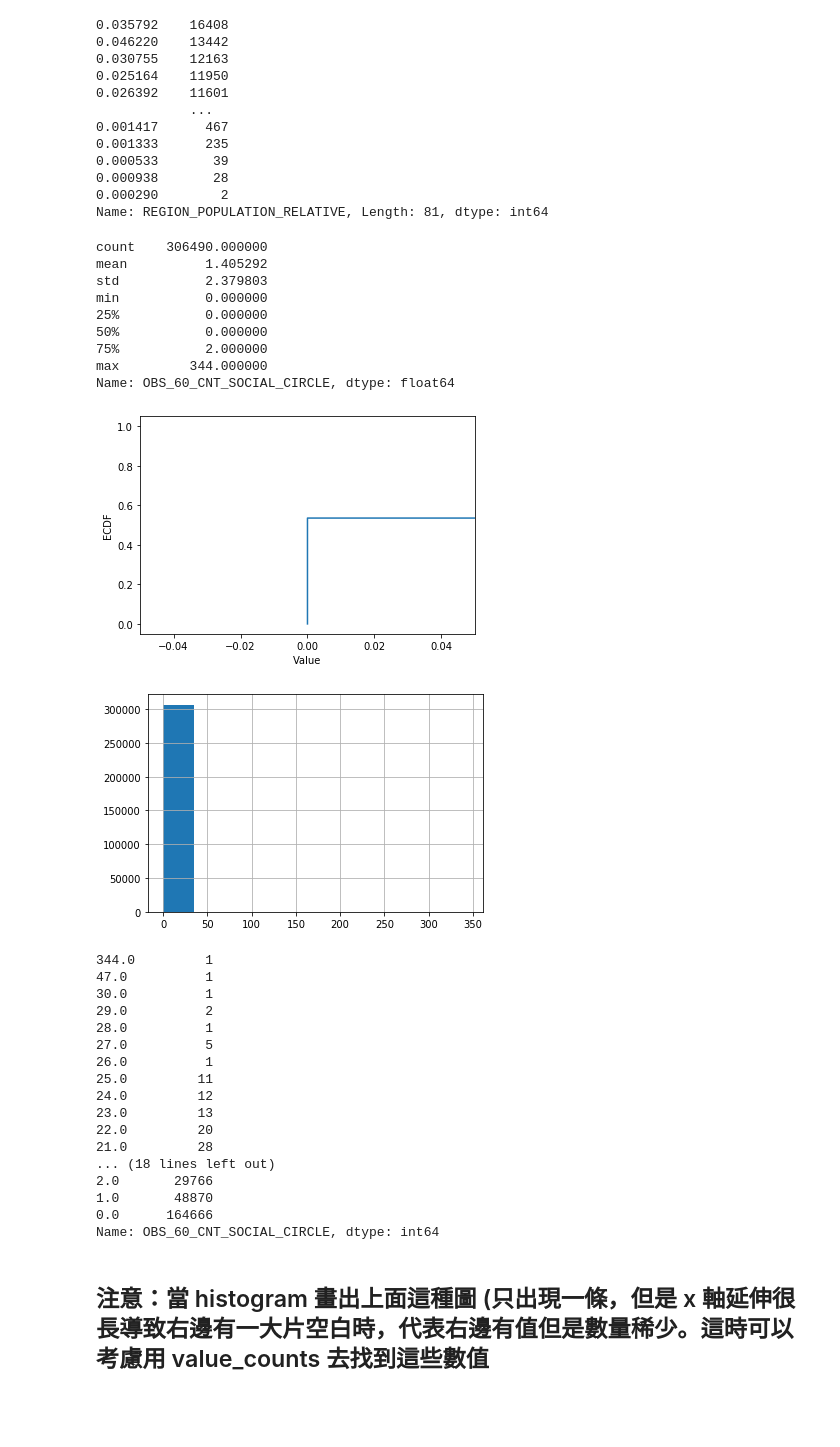
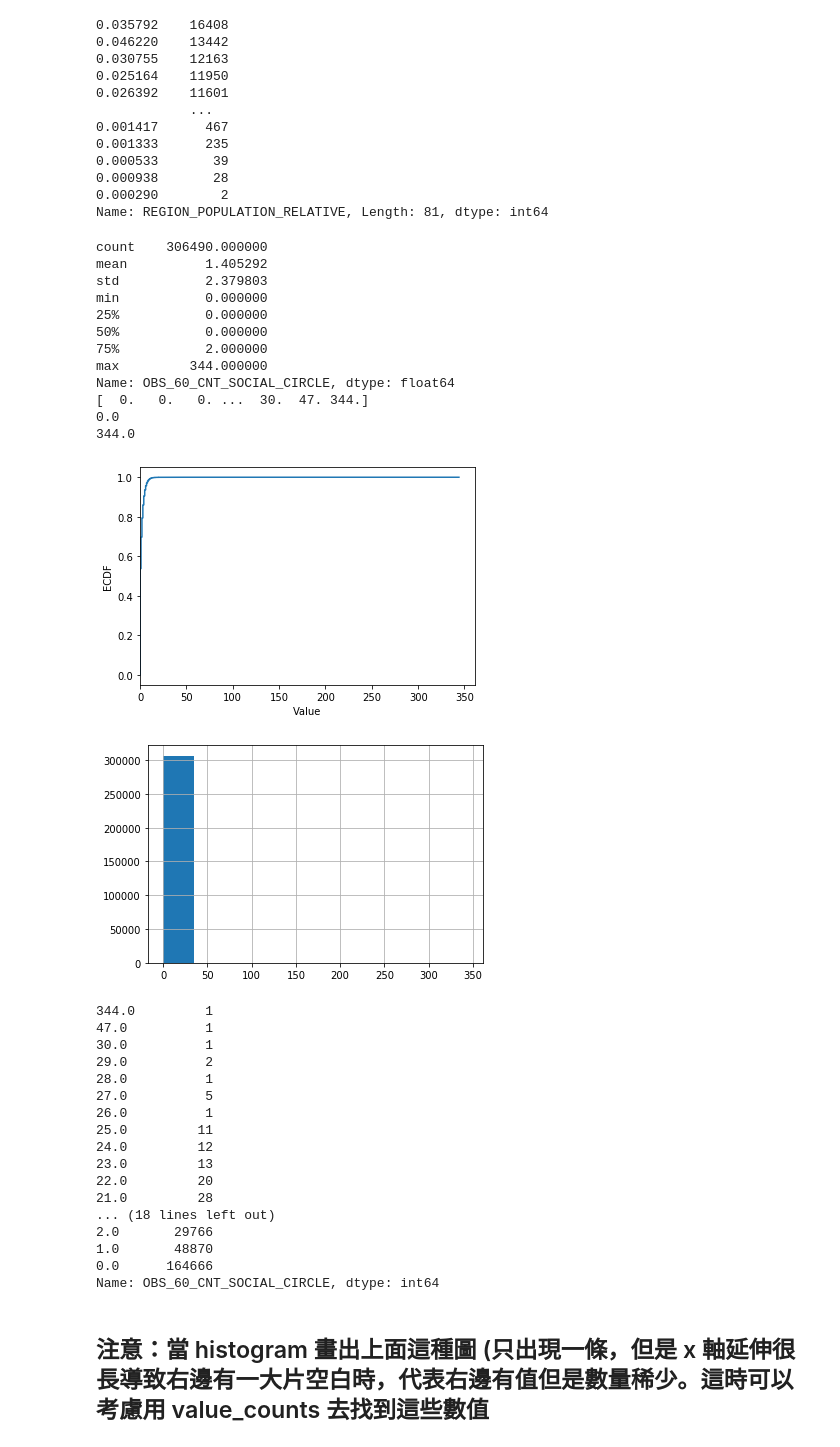
Before and after one commit to ChenYenDu/3rd-ML-100Days, a Jupyter notebook: DataPrepare/Day9/Day_009_HW.ipynb, the cells around one changed output. Cells and saved outputs as stored; diff of their text form; code cells hidden in the pictures; blank space fills up the shorter version.

```diff
--- a/DataPrepare/Day9/Day_009_HW.ipynb
+++ b/DataPrepare/Day9/Day_009_HW.ipynb
@@ -178,36 +193,43 @@ Name: REGION_POPULATION_RELATIVE, Length: 81, dtype: int64
 # %%
 # 最大值落在分布之外
 print(app_train['OBS_60_CNT_SOCIAL_CIRCLE'].describe())
 
 # 繪製 Empirical Cumulative Density Plot (ECDF)
 """
 Your Code Here
 """
-x = np.sort(app_train['OBS_60_CNT_SOCIAL_CIRCLE'])
-y = np.arange(1,len(x)+1)/len(x)
+data = app_train['OBS_60_CNT_SOCIAL_CIRCLE'].dropna(axis = 0)
+sort_data = np.sort(data)
+p = 1. * np.arange(len(data))/(len(data)-1)
 
+print(sort_data)
+print(sort_data.min())
+print(sort_data.max())
 
-plt.plot(x, y)
+plt.plot(sort_data, p)
 plt.xlabel('Value')
 plt.ylabel('ECDF')
-plt.xlim([min(x) * 0.95, min(x) * 1.05])
+plt.xlim([sort_data.min() * 0.95, sort_data.max() * 1.05])
 plt.ylim([-0.05,1.05]) # 限制顯示圖片的範圍
 plt.show()
 
 app_train['OBS_60_CNT_SOCIAL_CIRCLE'].hist()
 plt.show()
 print(app_train['OBS_60_CNT_SOCIAL_CIRCLE'].value_counts().sort_index(ascending = False))
 # %% [output]
 count    306490.000000
 mean          1.405292
 std           2.379803
 min           0.000000
 25%           0.000000
 50%           0.000000
 75%           2.000000
 max         344.000000
 Name: OBS_60_CNT_SOCIAL_CIRCLE, dtype: float64
+[  0.   0.   0. ...  30.  47. 344.]
+0.0
+344.0
-[figure, old version]
+[figure, new version]
 [figure]
 344.0         1
 47.0          1
```
Also changed, not shown: parts of 5 cells of this notebook, 4 other files.
